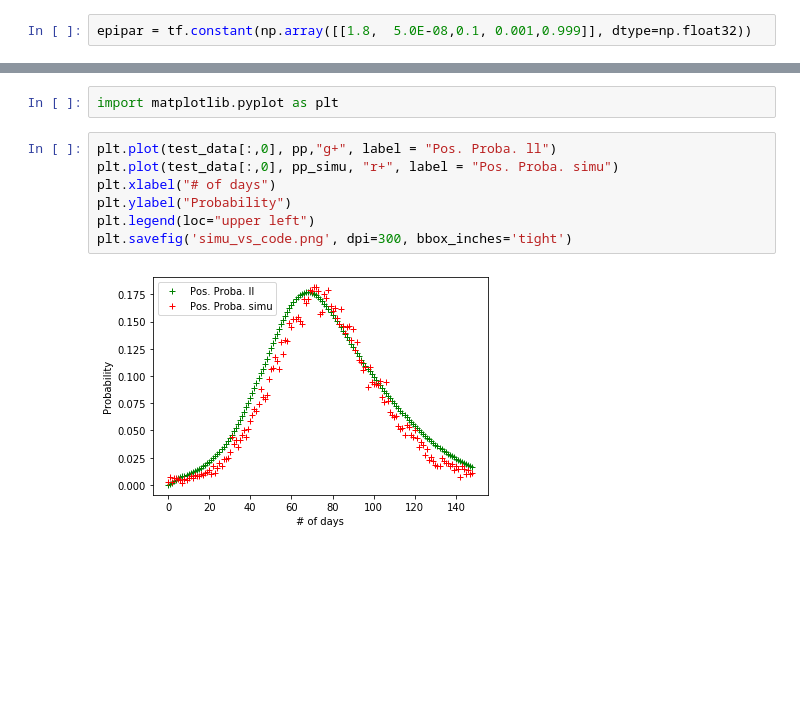
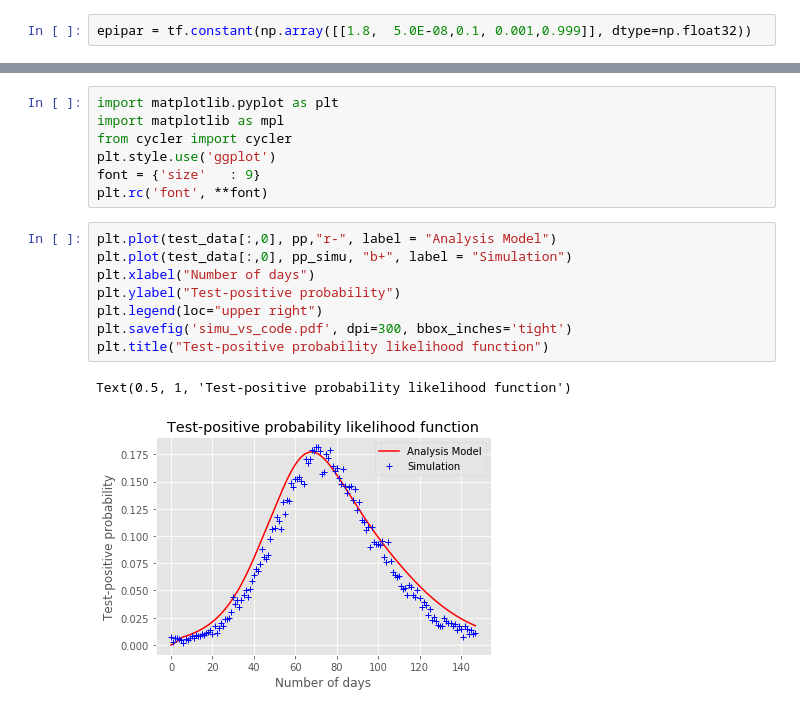
Before and after one commit to CarloGraziani/COVID_Surveillance, a Jupyter notebook: jupyter/validation_likelihood.ipynb, the cells around one changed output, grey strips where cells are left out. Drawn from its saved outputs; the diff is of its cells as text; blank space fills up the shorter version.

```diff
--- a/jupyter/validation_likelihood.ipynb
+++ b/jupyter/validation_likelihood.ipynb
@@ -88,11 +141,18 @@ pp_simu = C_xt/N_xt
-# %%
-import matplotlib.pyplot as plt
+# %%
+import matplotlib.pyplot as plt
+import matplotlib as mpl
+from cycler import cycler
+plt.style.use('ggplot')
+font = {'size'   : 9}
+plt.rc('font', **font)
 # %%
-plt.plot(test_data[:,0], pp,"g+", label = "Pos. Proba. ll")
-plt.plot(test_data[:,0], pp_simu, "r+", label = "Pos. Proba. simu")
-plt.xlabel("# of days")
-plt.ylabel("Probability")
-plt.legend(loc="upper left")
-plt.savefig('simu_vs_code.png', dpi=300, bbox_inches='tight')
+plt.plot(test_data[:,0], pp,"r-", label = "Analysis Model")
+plt.plot(test_data[:,0], pp_simu, "b+", label = "Simulation")
+plt.xlabel("Number of days")
+plt.ylabel("Test-positive probability")
+plt.legend(loc="upper right")
+plt.savefig('simu_vs_code.pdf', dpi=300, bbox_inches='tight')
+plt.title("Test-positive probability likelihood function")
 # %% [output]
+Text(0.5, 1, 'Test-positive probability likelihood function')
-[figure, old version]
+[figure, new version]
```
Also changed, not shown: parts of 10 cells of this notebook, 8 other files.
